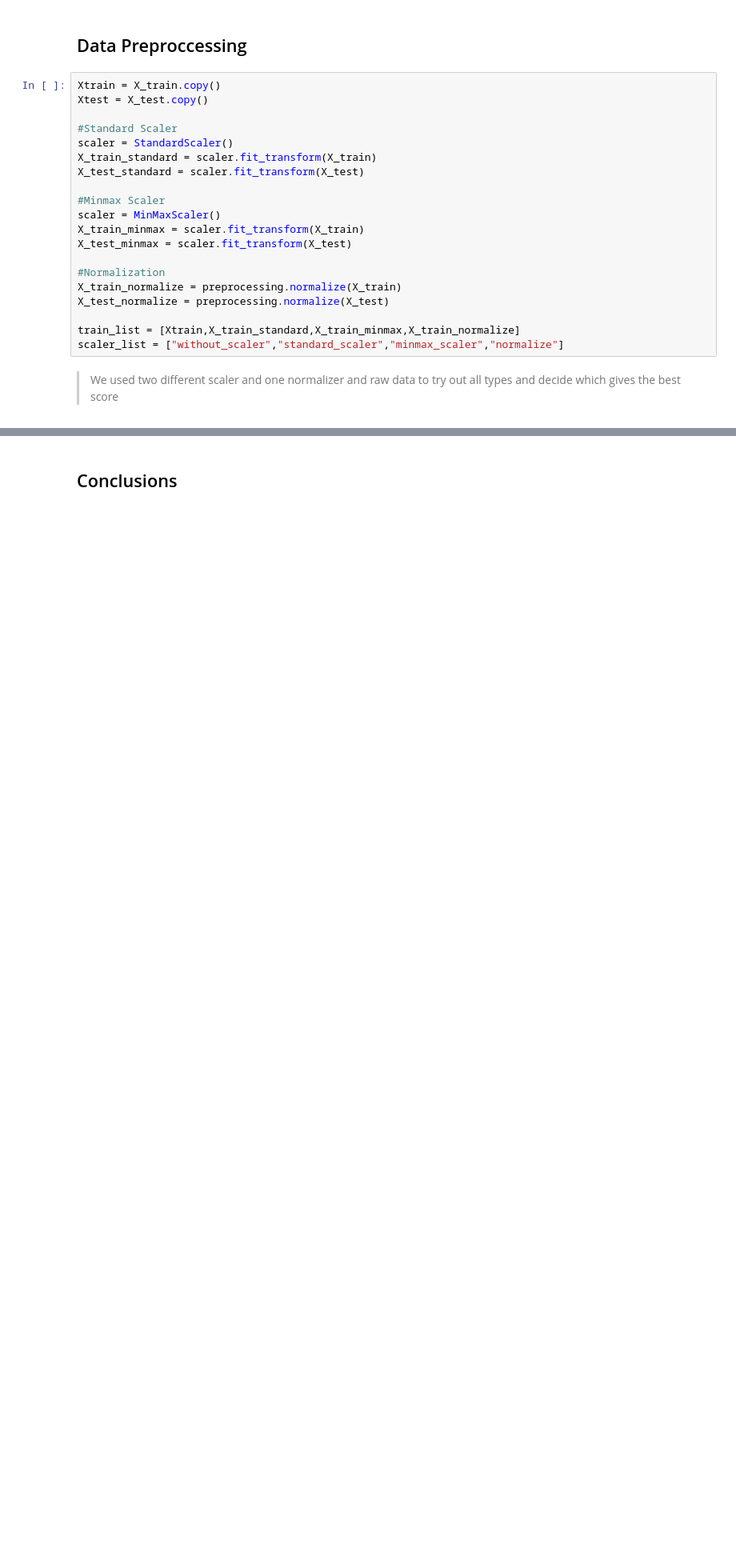
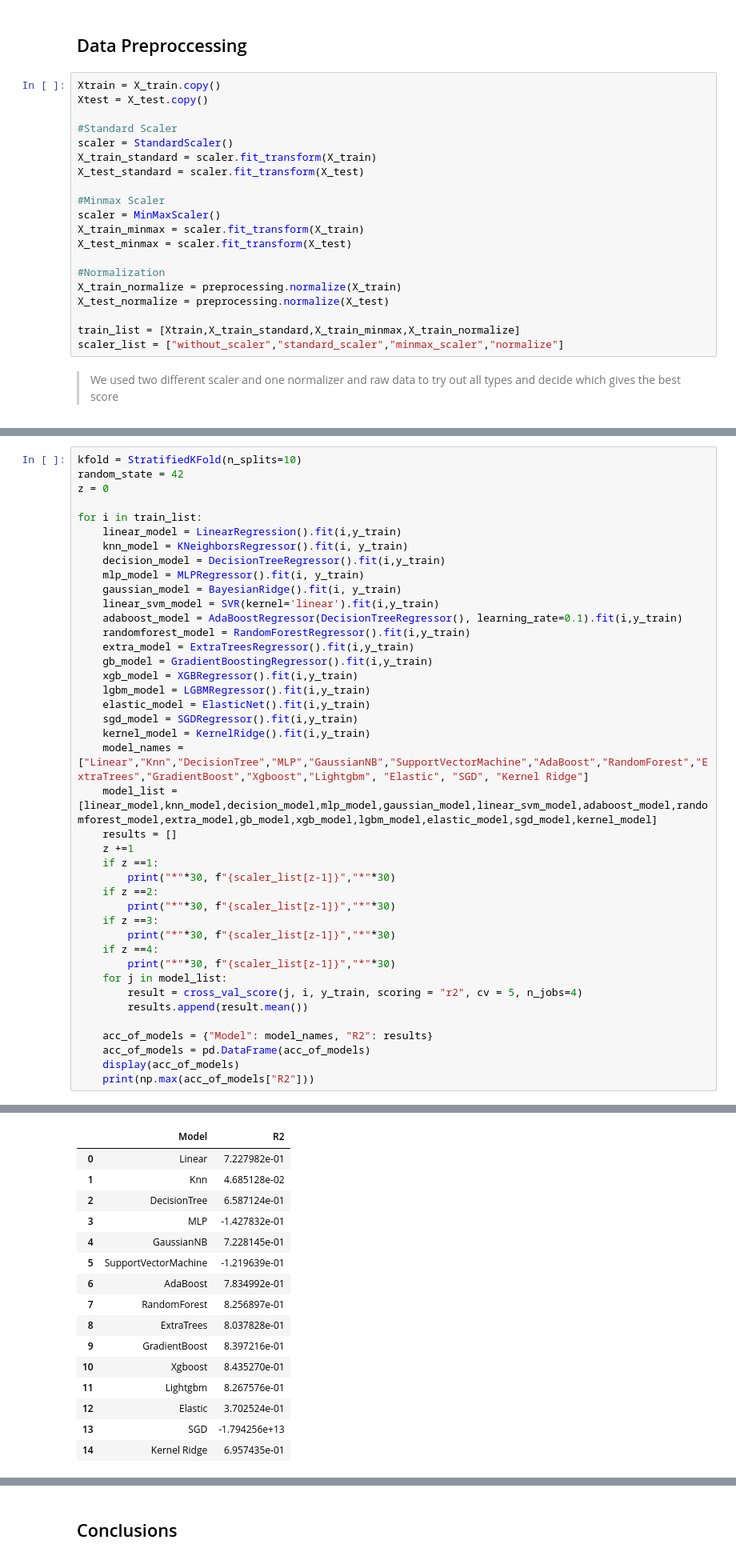
Before and after one commit to flowerfatih/Global_AI_TeamExplorer, a Jupyter notebook: medical_cost_analysis_TeamExplorer.ipynb, the cells around one changed output, grey strips where cells are left out. Shown at 80% size. Drawn from its saved outputs; the diff is of its cells as text; blank space fills up the shorter version.

```diff
--- a/medical_cost_analysis_TeamExplorer.ipynb
+++ b/medical_cost_analysis_TeamExplorer.ipynb
@@ -633,0 +640,42 @@ scaler_list = ["without_scaler","standard_scaler","minmax_scaler","normalize"]
+# %%
+kfold = StratifiedKFold(n_splits=10)
+random_state = 42
+z = 0
+
+for i in train_list:
+    linear_model = LinearRegression().fit(i,y_train)
+    knn_model = KNeighborsRegressor().fit(i, y_train)
+    decision_model = DecisionTreeRegressor().fit(i,y_train)
+    mlp_model = MLPRegressor().fit(i, y_train)
+    gaussian_model = BayesianRidge().fit(i, y_train)
+    linear_svm_model = SVR(kernel='linear').fit(i,y_train)
+    adaboost_model = AdaBoostRegressor(DecisionTreeRegressor(), learning_rate=0.1).fit(i,y_train)
+    randomforest_model = RandomForestRegressor().fit(i,y_train)
+    extra_model = ExtraTreesRegressor().fit(i,y_train)
+    gb_model = GradientBoostingRegressor().fit(i,y_train)
+    xgb_model = XGBRegressor().fit(i,y_train)
+    lgbm_model = LGBMRegressor().fit(i,y_train)
+    elastic_model = ElasticNet().fit(i,y_train)
+    sgd_model = SGDRegressor().fit(i,y_train)
+    kernel_model = KernelRidge().fit(i,y_train)
+    model_names = ["Linear","Knn","DecisionTree","MLP","GaussianNB","SupportVectorMachine","AdaBoost","RandomForest","ExtraTrees","GradientBoost","Xgboost","Lightgbm", "Elastic", "SGD", "Kernel Ridge"]
+    model_list = [linear_model,knn_model,decision_model,mlp_model,gaussian_model,linear_svm_model,adaboost_model,randomforest_model,extra_model,gb_model,xgb_model,lgbm_model,elastic_model,sgd_model,kernel_model]
+    results = []
+    z +=1
+    if z ==1:
+        print("*"*30, f"{scaler_list[z-1]}","*"*30)
+    if z ==2:
+        print("*"*30, f"{scaler_list[z-1]}","*"*30)
+    if z ==3:
+        print("*"*30, f"{scaler_list[z-1]}","*"*30)
+    if z ==4:
+        print("*"*30, f"{scaler_list[z-1]}","*"*30)
+    for j in model_list:
+        result = cross_val_score(j, i, y_train, scoring = "r2", cv = 5, n_jobs=4)
+        results.append(result.mean())
+
+    acc_of_models = {"Model": model_names, "R2": results}
+    acc_of_models = pd.DataFrame(acc_of_models)
+    display(acc_of_models)
+    print(np.max(acc_of_models["R2"]))
+# %% [output]
@@ -633,0 +684,16 @@ scaler_list = ["without_scaler","standard_scaler","minmax_scaler","normalize"]
+|  | Model | R2 |
+| 0 | Linear | 7.227982e-01 |
+| 1 | Knn | 4.685128e-02 |
+| 2 | DecisionTree | 6.587124e-01 |
+| 3 | MLP | -1.427832e-01 |
+| 4 | GaussianNB | 7.228145e-01 |
+| 5 | SupportVectorMachine | -1.219639e-01 |
+| 6 | AdaBoost | 7.834992e-01 |
+| 7 | RandomForest | 8.256897e-01 |
+| 8 | ExtraTrees | 8.037828e-01 |
+| 9 | GradientBoost | 8.397216e-01 |
+| 10 | Xgboost | 8.435270e-01 |
+| 11 | Lightgbm | 8.267576e-01 |
+| 12 | Elastic | 3.702524e-01 |
+| 13 | SGD | -1.794256e+13 |
+| 14 | Kernel Ridge | 6.957435e-01 |
```
Also changed, not shown: parts of 17 cells of this notebook.
